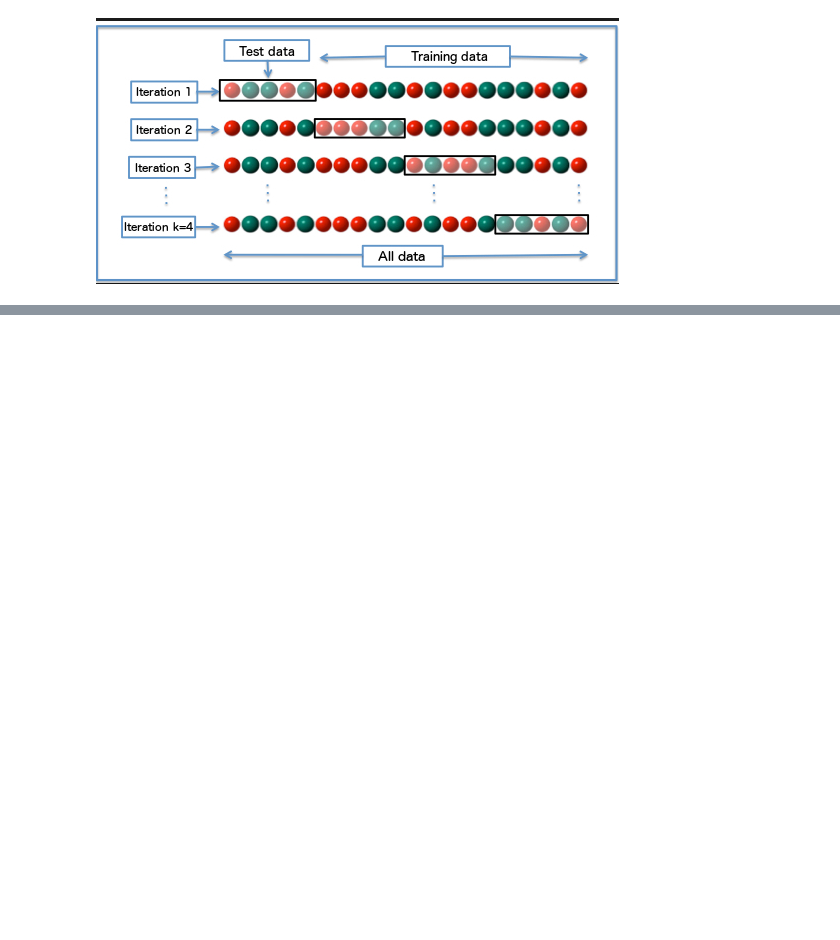
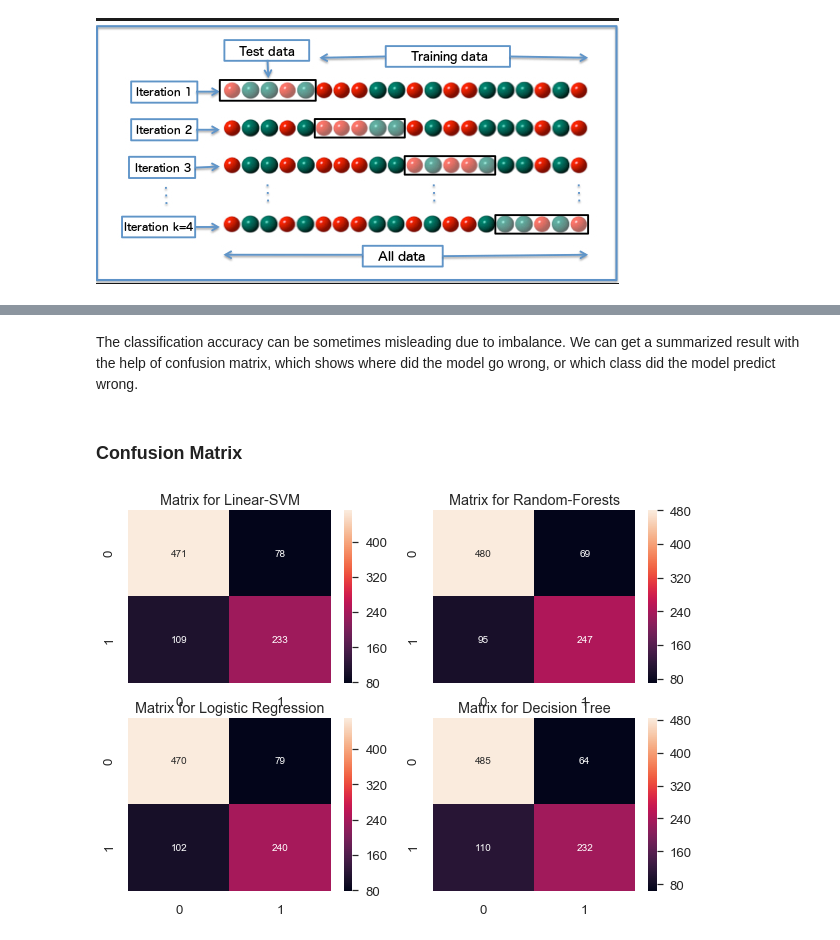
Before and after one commit to ChrisHSKim/data-analysis-on-titanic, a Jupyter notebook: Data analysis on titanic.ipynb, the cells around one changed output, grey strips where cells are left out. Cells and saved outputs as stored; diff of their text form; code cells hidden in the pictures; blank space fills up the shorter version.

Commit message:
confusion matrix

```diff
--- a/Data analysis on titanic.ipynb
+++ b/Data analysis on titanic.ipynb
@@ -727,0 +728,22 @@ box.T.boxplot()
+# %% [markdown]
+The classification accuracy can be sometimes misleading due to imbalance. We can get a summarized result with the help of confusion matrix, which shows where did the model go wrong, or which class did the model predict wrong.
+# %% [markdown]
+### Confusion Matrix
+# %%
+f,ax=plt.subplots(2,2,figsize=(10,7))
+y_pred = cross_val_predict(svm.SVC(kernel='linear'),X_titanic_df,y_titanic_df,cv=10)
+sns.heatmap(confusion_matrix(y_titanic_df,y_pred),ax=ax[0,0],annot=True,fmt='2.0f')
+ax[0,0].set_title('Matrix for Linear-SVM')
+y_pred = cross_val_predict(RandomForestClassifier(n_estimators=100),X_titanic_df,y_titanic_df,cv=10)
+sns.heatmap(confusion_matrix(y_titanic_df,y_pred),ax=ax[0,1],annot=True,fmt='2.0f')
+ax[0,1].set_title('Matrix for Random-Forests')
+y_pred = cross_val_predict(LogisticRegression(),X_titanic_df,y_titanic_df,cv=10)
+sns.heatmap(confusion_matrix(y_titanic_df,y_pred),ax=ax[1,0],annot=True,fmt='2.0f')
+ax[1,0].set_title('Matrix for Logistic Regression')
+y_pred = cross_val_predict(DecisionTreeClassifier(),X_titanic_df,y_titanic_df,cv=10)
+sns.heatmap(confusion_matrix(y_titanic_df,y_pred),ax=ax[1,1],annot=True,fmt='2.0f')
+ax[1,1].set_title('Matrix for Decision Tree')
+plt.subplots_adjust(hspace=0.2,wspace=0.2)
+plt.show()
+# %% [output]
+[figure, added]
```
Also changed, not shown: parts of 5 cells of this notebook.
